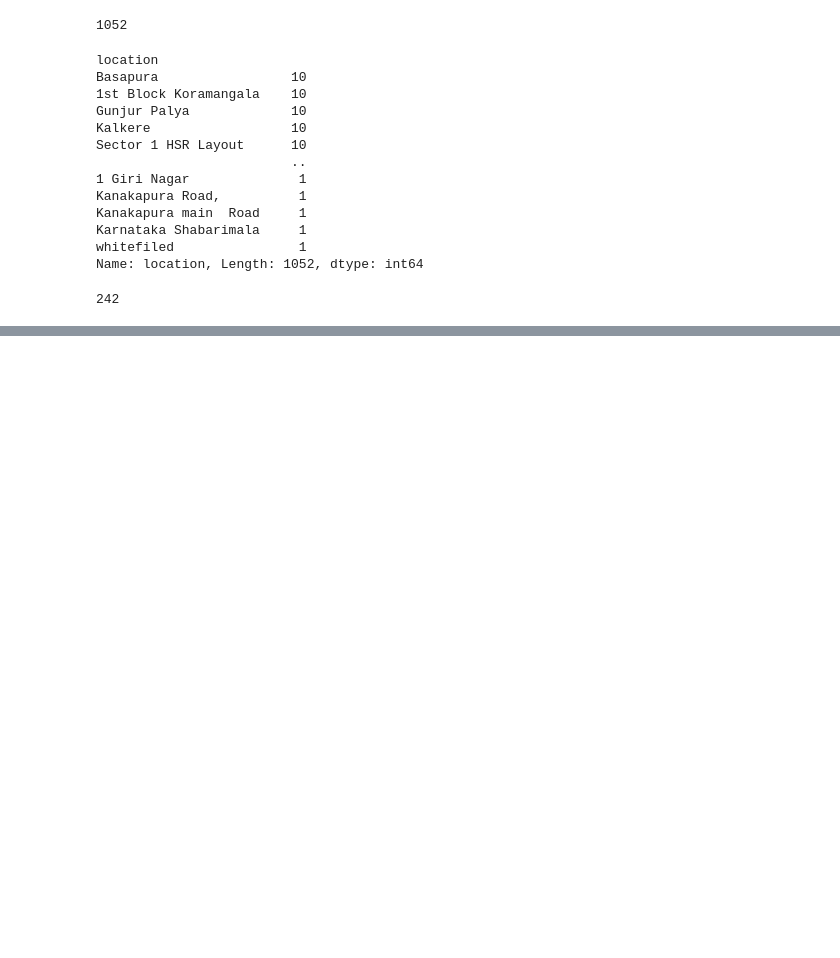
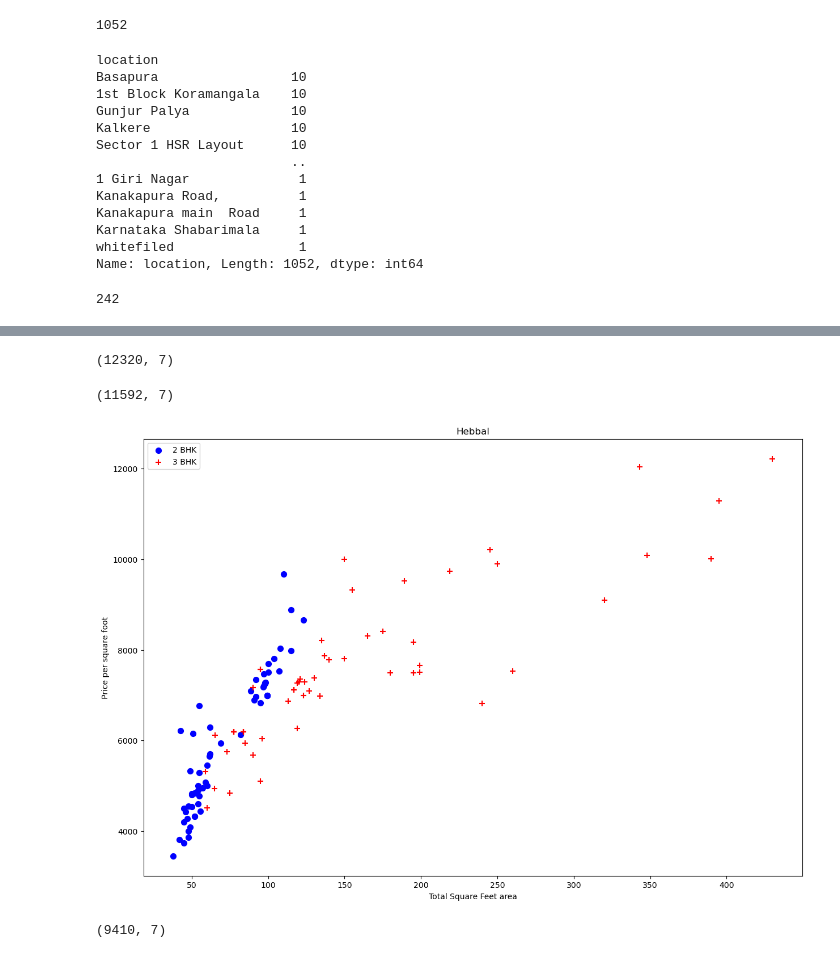
Before and after one commit to pranavpratheekmalleboyina/Real-estate-Price-prediction-ML-project, a Jupyter notebook: RealEstateProject.ipynb, the cells around one changed output, grey strips where cells are left out. Saved outputs shown, nothing was run; the diff lists cells and outputs as text; code cells hidden in the pictures; blank space fills up the shorter version.

Commit message:
Performed the outlier removal

```diff
--- a/RealEstateProject.ipynb
+++ b/RealEstateProject.ipynb
@@ -253,3 +253,6 @@ df5.location = df5.location.apply(lambda x: 'other' if x in location_stats_lesst
 len(df5.location.unique())
 # %% [output]
 242
+# %%
+df6 = df5[~((df5.total_sqft / df5.bhk) <= 300)]
+df6
@@ -255,0 +273,54 @@ len(df5.location.unique())
+# %%
+df6.shape
+# %% [output]
+(12320, 7)
+# %%
+def remove_ppsft_outliers(df):
+    df_out = pd.DataFrame()
+    for key,subdf in df.groupby('location'):
+        mn = np.mean(df.price_per_sqft)
+        stddev = np.mean(df.price_per_sqft)
+        reduced_df = subdf[(subdf.price_per_sqft >= mn - stddev) & (subdf.price_per_sqft <= mn + stddev)]
+        df_out = pd.concat([df_out,reduced_df],ignore_index = True)
+    return df_out
+# %%
+df7 = remove_ppsft_outliers(df6)
+df7.shape
+# %% [output]
+(11592, 7)
+# %%
+def plot_scatter_chart(df,location):
+    df_bhk2 = df[(df.location == location) & (df.bhk == 2)]
+    df_bhk3 = df[(df.location == location) & (df.bhk == 3)]
+    plt.rcParams['figure.figsize'] = (15,10)
+    plt.scatter(df_bhk2.price,df_bhk2.price_per_sqft,color='blue',label='2 BHK',s=50)
+    plt.scatter(df_bhk3.price,df_bhk3.price_per_sqft,color='red',marker='+',label='3 BHK',s=50)
+    plt.xlabel("Total Square Feet area")
+    plt.ylabel("Price per square foot")
+    plt.title(location)
+    plt.legend()
+
+plot_scatter_chart(df7,"Hebbal")
+# %% [output]
+[figure, added]
+# %%
+def remove_bhk_outliers(df):
+    exclude_indices= np.array([])
+    for location,location_df in df.groupby('location'):
+        bhk_stats={}
+        for bhk,bhk_df in location_df.groupby('bhk'):
+            bhk_stats[bhk] = {
+                'mean':np.mean(bhk_df.price_per_sqft),
+                'std':np.std(bhk_df.price_per_sqft),
+                'count':bhk_df.shape[0]
+            }
+        for bhk,bhk_df in location_df.groupby('bhk'):
+            stats = bhk_stats.get(bhk - 1)
+            if stats and stats['count'] > 5:
+                exclude_indices = np.append(exclude_indices,bhk_df[bhk_df.price_per_sqft < stats['mean']].index.values)
+    return df.drop(exclude_indices,axis='index')
+
+df8 = remove_bhk_outliers(df7)
+df8.shape
+# %% [output]
+(9410, 7)
```
Also changed, not shown: parts of 8 cells of this notebook.
